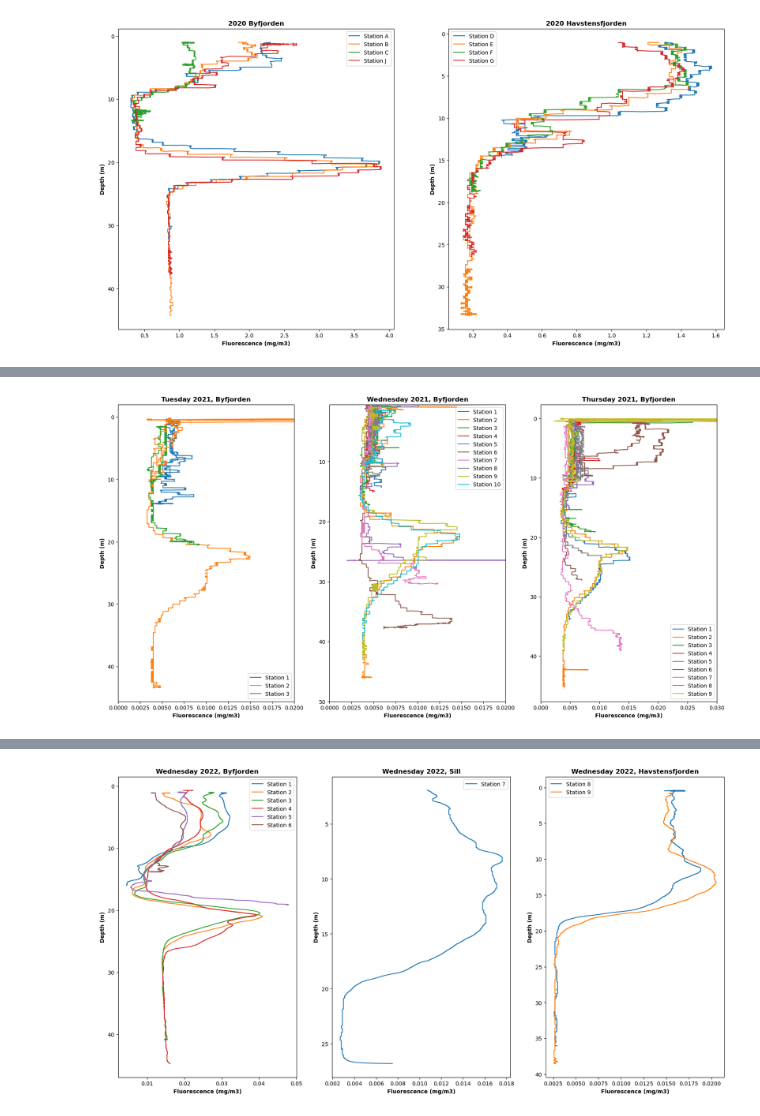
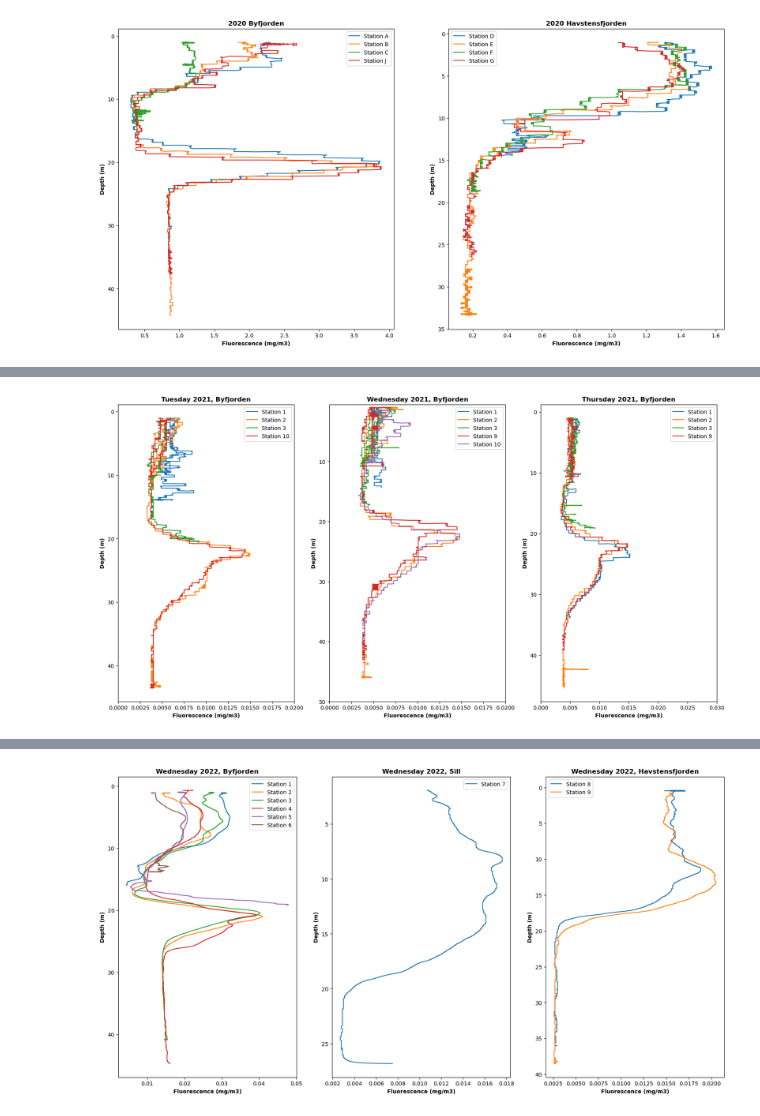
Before and after one commit to haganjam/MAR440_2023, a Jupyter notebook: code/filips_plots.ipynb, the cells around one changed output, grey strips where cells are left out. Drawn from its saved outputs; the diff is of its cells as text; code cells hidden in the pictures.

```diff
--- a/code/filips_plots.ipynb
+++ b/code/filips_plots.ipynb
@@ -24,6 +24,8 @@ df_2023_w  = df_2023_w.replace(-9.990000e-29, np.nan)
 
 #for binning
 data = pd.read_csv("data/2020/data_2020_trim")
+
+df_2021 = df_2021[df_2021.prDM > 1]
 # %%
 #Select the stations from 2019
 st_1_19 = (df_2019.loc[df_2019['STATION']=='ST_1'])
@@ -167,6 +169,8 @@ st_3_21_tue = (df_2021.loc[df_2021['STATION']=='ST_3_tue'])
 st_4_21_tue = (df_2021.loc[df_2021['STATION']=='ST_4_tue'])
 st_5_21_tue = (df_2021.loc[df_2021['STATION']=='ST_5_tue'])
 st_6_21_tue = (df_2021.loc[df_2021['STATION']=='ST_6_tue'])
+st_10_21_tue = (df_2021.loc[df_2021['STATION']=='ST_10_tue'])
+#st_11_21_tue = (df_2021.loc[df_2021['STATION']=='ST_11_tue'])
 
 #Wednesday
 st_1_21_wed = (df_2021.loc[df_2021['STATION']=='ST_1_wed'])
@@ -215,8 +219,8 @@ plt.subplot(131)
 plt.plot(st_1_21_tue['flECO-AFL'], st_1_21_tue['prDM'], label="Station 1")
 plt.plot(st_2_21_tue['flECO-AFL'], st_2_21_tue['prDM'], label="Station 2")
 plt.plot(st_3_21_tue['flECO-AFL'], st_3_21_tue['prDM'], label="Station 3")
-#plt.plot(st_4_21_tue['flECO-AFL'], st_4_21_tue['prDM'], label="Station 4")
-#plt.plot(st_5_21_tue['flECO-AFL'], st_5_21_tue['prDM'], label="Station 5")
+plt.plot(st_10_21_tue['flECO-AFL'], st_10_21_tue['prDM'], label="Station 10")
+#plt.plot(st_11_21_tue['flECO-AFL'], st_11_21_tue['prDM'], label="Station 11")
 #plt.plot(st_6_21_tue['flECO-AFL'], st_6_21_tue['prDM'], label="Station 6")
 plt.gca().invert_yaxis()
 plt.legend()
@@ -227,44 +231,44 @@ plt.xlim(0,0.02)
 
 plt.subplot(132)
 
 plt.plot(st_1_21_wed['flECO-AFL'], st_1_21_wed['prDM'], label="Station 1")
 plt.plot(st_2_21_wed['flECO-AFL'], st_2_21_wed['prDM'], label="Station 2")
 plt.plot(st_3_21_wed['flECO-AFL'], st_3_21_wed['prDM'], label="Station 3")
-plt.plot(st_4_21_wed['flECO-AFL'], st_4_21_wed['prDM'], label="Station 4")
-plt.plot(st_5_21_wed['flECO-AFL'], st_5_21_wed['prDM'], label="Station 5")
-plt.plot(st_6_21_wed['flECO-AFL'], st_6_21_wed['prDM'], label="Station 6")
-plt.plot(st_7_21_wed['flECO-AFL'], st_7_21_wed['prDM'], label="Station 7")
-plt.plot(st_8_21_wed['flECO-AFL'], st_8_21_wed['prDM'], label="Station 8")
+#plt.plot(st_4_21_wed['flECO-AFL'], st_4_21_wed['prDM'], label="Station 4")
+#plt.plot(st_5_21_wed['flECO-AFL'], st_5_21_wed['prDM'], label="Station 5")
+#plt.plot(st_6_21_wed['flECO-AFL'], st_6_21_wed['prDM'], label="Station 6")
+#plt.plot(st_7_21_wed['flECO-AFL'], st_7_21_wed['prDM'], label="Station 7")
+#plt.plot(st_8_21_wed['flECO-AFL'], st_8_21_wed['prDM'], label="Station 8")
 plt.plot(st_9_21_wed['flECO-AFL'], st_9_21_wed['prDM'], label="Station 9")
 plt.plot(st_10_21_wed['flECO-AFL'], st_10_21_wed['prDM'], label="Station 10")
 plt.gca().invert_yaxis()
 plt.legend()
 plt.ylabel('Depth (m)',fontweight="bold")
 plt.xlabel('Fluorescence (mg/m3)',fontweight="bold")
 plt.title("Wednesday 2021, Byfjorden", fontweight="bold")
 plt.ylim(50,0.5)
 plt.xlim(0,0.02)
 
 plt.subplot(133)
 
 plt.plot(st_1_21_thu['flECO-AFL'], st_1_21_thu['prDM'], label="Station 1")
 plt.plot(st_2_21_thu['flECO-AFL'], st_2_21_thu['prDM'], label="Station 2")
 plt.plot(st_3_21_thu['flECO-AFL'], st_3_21_thu['prDM'], label="Station 3")
-plt.plot(st_4_21_thu['flECO-AFL'], st_4_21_thu['prDM'], label="Station 4")
-plt.plot(st_5_21_thu['flECO-AFL'], st_5_21_thu['prDM'], label="Station 5")
-plt.plot(st_6_21_thu['flECO-AFL'], st_6_21_thu['prDM'], label="Station 6")
-plt.plot(st_7_21_thu['flECO-AFL'], st_7_21_thu['prDM'], label="Station 7")
-plt.plot(st_8_21_thu['flECO-AFL'], st_8_21_thu['prDM'], label="Station 8")
+#plt.plot(st_4_21_thu['flECO-AFL'], st_4_21_thu['prDM'], label="Station 4")
+#plt.plot(st_5_21_thu['flECO-AFL'], st_5_21_thu['prDM'], label="Station 5")
+#plt.plot(st_6_21_thu['flECO-AFL'], st_6_21_thu['prDM'], label="Station 6")
+#plt.plot(st_7_21_thu['flECO-AFL'], st_7_21_thu['prDM'], label="Station 7")
+#plt.plot(st_8_21_thu['flECO-AFL'], st_8_21_thu['prDM'], label="Station 8")
 plt.plot(st_9_21_thu['flECO-AFL'], st_9_21_thu['prDM'], label="Station 9")
 plt.gca().invert_yaxis()
 plt.legend()
 plt.ylabel('Depth (m)',fontweight="bold")
 plt.xlabel('Fluorescence (mg/m3)',fontweight="bold")
 plt.title("Thursday 2021, Byfjorden", fontweight="bold")
 plt.xlim(0,0.03)
 plt.show()
 # %% [output]
-[figure, old version]
+[figure, new version]
 # %%
 #To identify location, make a sukatta purottu of the coordinates
 #Wait there are no coordinates
```
Also changed, not shown: parts of 5 cells of this notebook, 3 other files.
